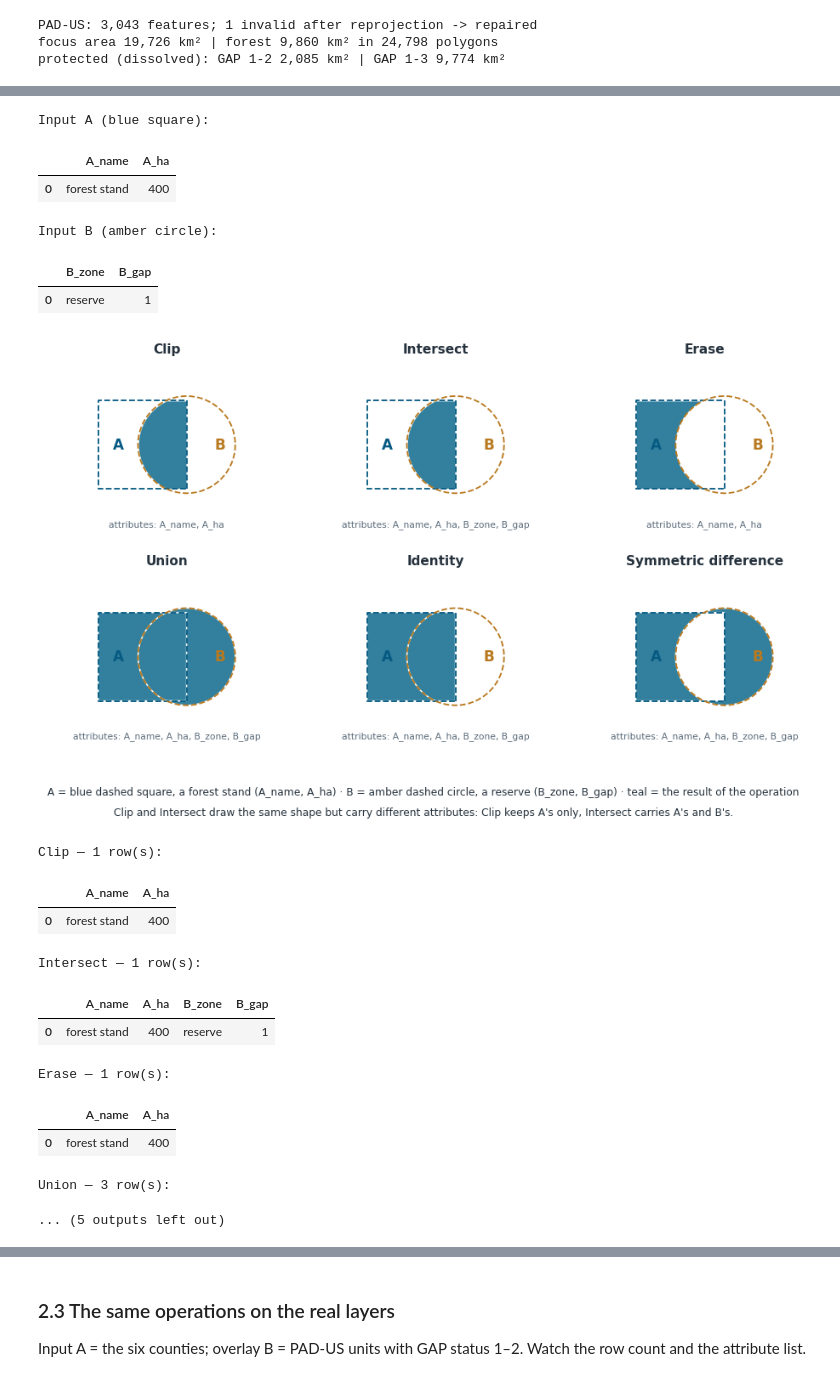
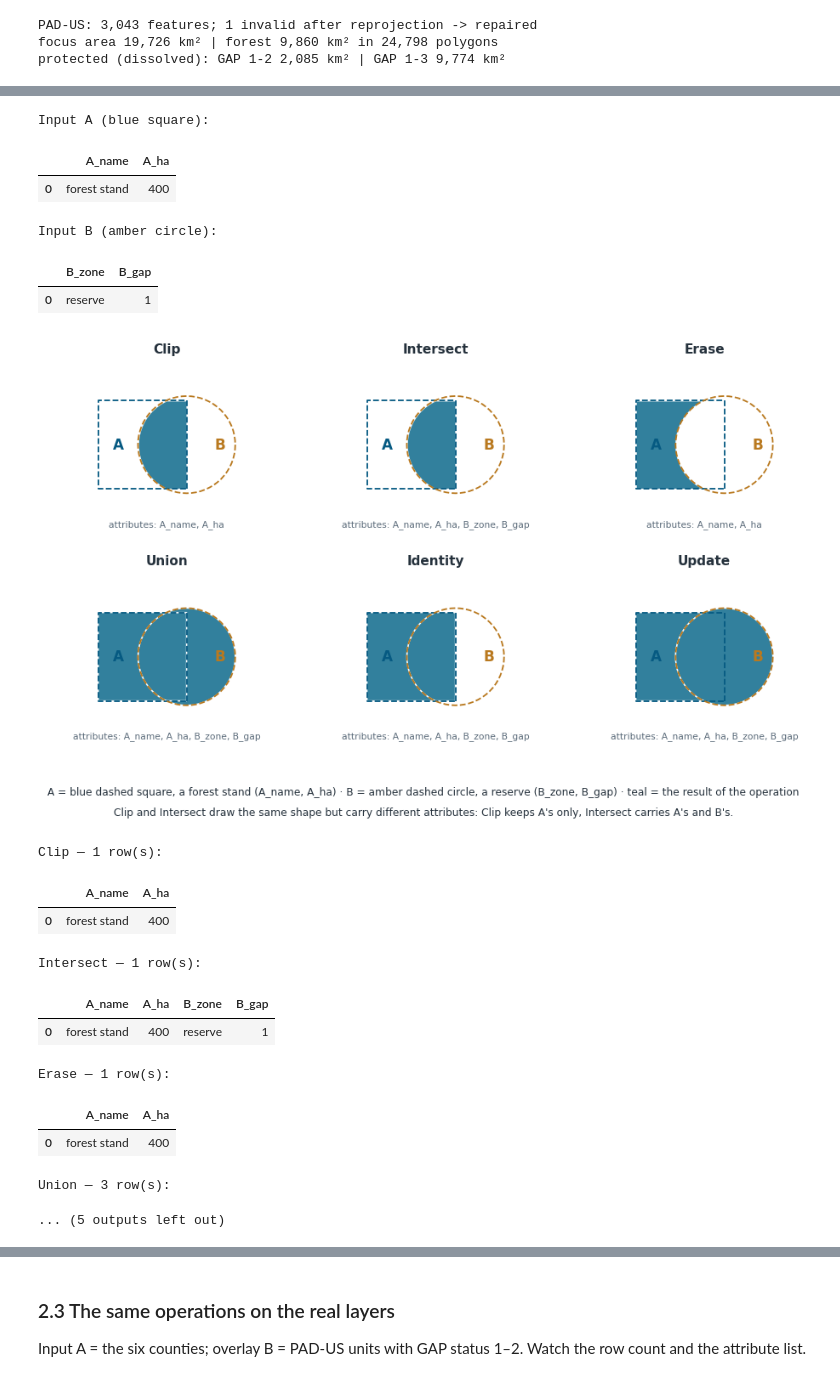
Before and after one commit to VienJou/Week8_GLBL570_Spatial-Analysis-for-Global-Studies, a Jupyter notebook: GLBL570_Week8_Spatial_Analysis_Lab.ipynb, the cells around one changed output, grey strips where cells are left out. Saved outputs shown, nothing was run; the diff lists cells and outputs as text; code cells hidden in the pictures.

```diff
--- a/GLBL570_Week8_Spatial_Analysis_Lab.ipynb
+++ b/GLBL570_Week8_Spatial_Analysis_Lab.ipynb
@@ -288,36 +290,37 @@ Each panel applies one operation to A and B. The **teal area is the geometry of
 from shapely.geometry import box, Point
 A = gpd.GeoDataFrame({"A_name": ["forest stand"], "A_ha": [400]}, geometry=[box(0, 0, 2, 2)], crs=3857)
 B = gpd.GeoDataFrame({"B_zone": ["reserve"], "B_gap": [1]}, geometry=[Point(2, 1).buffer(1.1)], crs=3857)
 OPS = {"Clip": gpd.clip(A, B), "Intersect": gpd.overlay(A, B, how="intersection"),
        "Erase": gpd.overlay(A, B, how="difference"), "Union": gpd.overlay(A, B, how="union"),
-       "Identity": gpd.overlay(A, B, how="identity"), "Symmetric difference": gpd.overlay(A, B, how="symmetric_difference")}
+       "Identity": gpd.overlay(A, B, how="identity"),
+       "Update": gpd.GeoDataFrame(pd.concat([gpd.overlay(A, B, how="difference"), B], ignore_index=True), crs=A.crs)}   # A outside B + all of B
 print("Input A (blue square):"); display(A.drop(columns="geometry"))
 print("Input B (amber circle):"); display(B.drop(columns="geometry"))
 fig, axes = plt.subplots(2, 3, figsize=(10.5, 5.4)); axes = axes.ravel()
 for ax, (name, g) in zip(axes, OPS.items()):
     A.boundary.plot(ax=ax, color=PAL["blue"], lw=1.2, ls="--"); B.boundary.plot(ax=ax, color=PAL["amber"], lw=1.2, ls="--")
     g.plot(ax=ax, color=PAL["teal"], edgecolor="white", lw=1.0, alpha=0.9)
     attrs = ", ".join(c for c in g.columns if c != "geometry")
     ax.set_title(name); ax.text(1.55, -0.85, f"attributes: {attrs}", ha="center", fontsize=7, color=PAL["muted"])
     ax.text(0.45, 1.0, "A", color=PAL["blue"], fontsize=11, fontweight="bold", ha="center", va="center")
     ax.text(2.75, 1.0, "B", color=PAL["amber"], fontsize=11, fontweight="bold", ha="center", va="center")
     ax.set_xlim(-0.3, 3.4); ax.set_ylim(-1.1, 2.9); ax.set_aspect("equal"); ax.set_axis_off()
 fig.text(0.5, 0.02, "A = blue dashed square, a forest stand (A_name, A_ha) · B = amber dashed circle, a reserve (B_zone, B_gap) · "
          "teal = the result of the operation", ha="center", fontsize=8, color=PAL["ink"])
 fig.text(0.5, -0.02, "Clip and Intersect draw the same shape but carry different attributes: Clip keeps A's only, Intersect carries A's and B's.",
          ha="center", fontsize=8, color=PAL["ink"])
-save(fig, "overlay_operations.png", 13, pdf=True)
+save(fig, "overlay_operations.png", "12", pdf=True)
 for k, g in OPS.items():                                       # every result's attribute table
     print(f"{k} — {len(g)} row(s):")
     display(g.drop(columns="geometry"))
 # %% [output]
 Input A (blue square):
 |  | A_name | A_ha |
 | 0 | forest stand | 400 |
 Input B (amber circle):
 |  | B_zone | B_gap |
 | 0 | reserve | 1 |
-[figure, old version]
+[figure, new version]
 Clip — 1 row(s):
 |  | A_name | A_ha |
 | 0 | forest stand | 400 |
```
Also changed, not shown: parts of 47 cells of this notebook, 7 other files.
